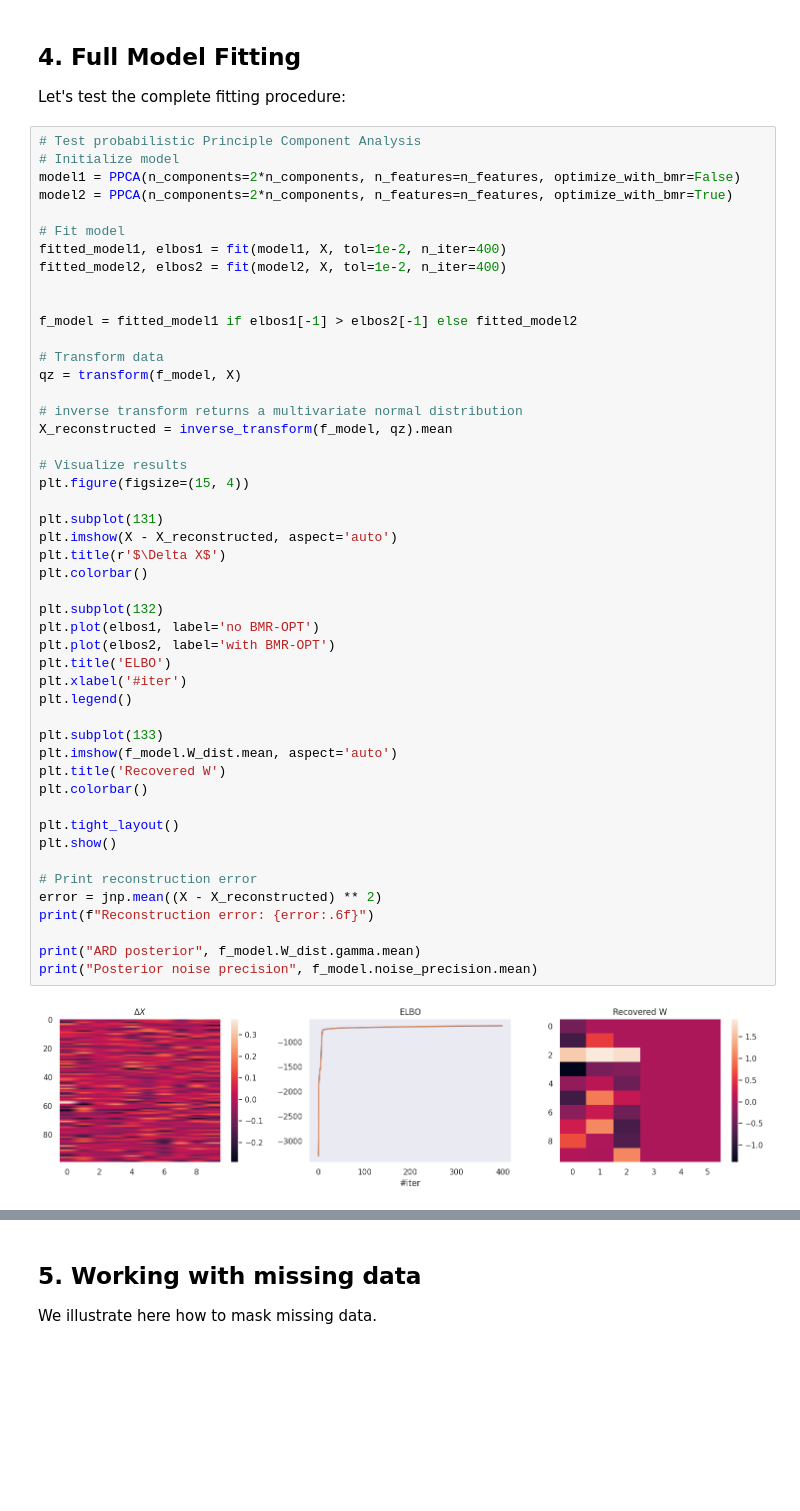
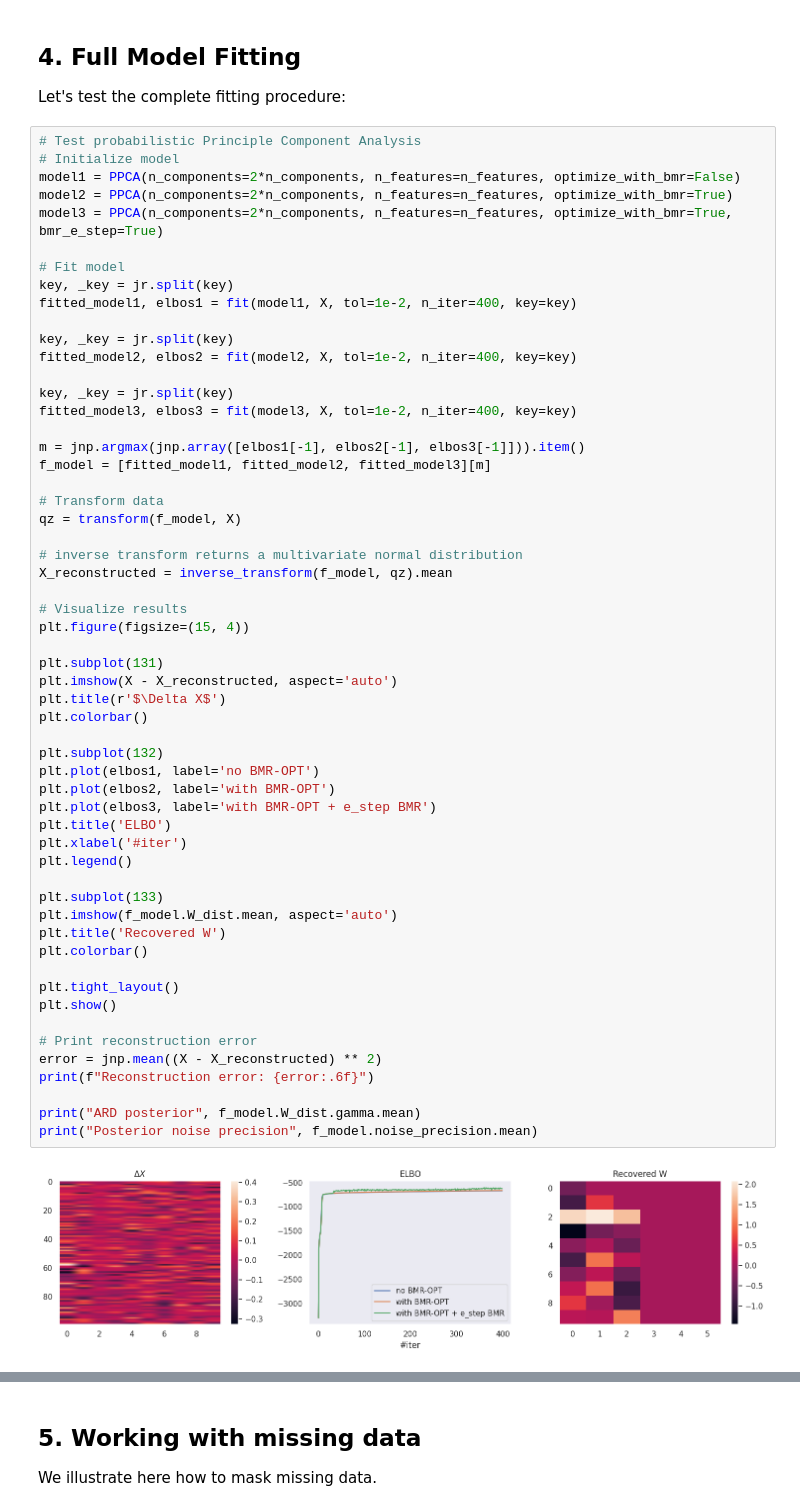
Before and after one commit to dimarkov/sppcax, a Jupyter notebook: examples/debug_factor_analysis.ipynb, the cells around one changed output, grey strips where cells are left out. Cells and saved outputs as stored; diff of their text form; blank space fills up the shorter version.

```diff
--- a/examples/debug_factor_analysis.ipynb
+++ b/examples/debug_factor_analysis.ipynb
@@ -230,13 +276,20 @@ Let's test the complete fitting procedure:
 # Initialize model
 model1 = PPCA(n_components=2*n_components, n_features=n_features, optimize_with_bmr=False)
 model2 = PPCA(n_components=2*n_components, n_features=n_features, optimize_with_bmr=True)
+model3 = PPCA(n_components=2*n_components, n_features=n_features, optimize_with_bmr=True, bmr_e_step=True)
 
 # Fit model
-fitted_model1, elbos1 = fit(model1, X, tol=1e-2, n_iter=400)
-fitted_model2, elbos2 = fit(model2, X, tol=1e-2, n_iter=400)
+key, _key = jr.split(key)
+fitted_model1, elbos1 = fit(model1, X, tol=1e-2, n_iter=400, key=key)
 
+key, _key = jr.split(key)
+fitted_model2, elbos2 = fit(model2, X, tol=1e-2, n_iter=400, key=key)
 
-f_model = fitted_model1 if elbos1[-1] > elbos2[-1] else fitted_model2
+key, _key = jr.split(key)
+fitted_model3, elbos3 = fit(model3, X, tol=1e-2, n_iter=400, key=key)
+
+m = jnp.argmax(jnp.array([elbos1[-1], elbos2[-1], elbos3[-1]])).item()
+f_model = [fitted_model1, fitted_model2, fitted_model3][m]
 
 # Transform data
 qz = transform(f_model, X)
@@ -247,31 +300,32 @@ X_reconstructed = inverse_transform(f_model, qz).mean
 # Visualize results
 plt.figure(figsize=(15, 4))
 
 plt.subplot(131)
 plt.imshow(X - X_reconstructed, aspect='auto')
 plt.title(r'$\Delta X$')
 plt.colorbar()
 
 plt.subplot(132)
 plt.plot(elbos1, label='no BMR-OPT')
 plt.plot(elbos2, label='with BMR-OPT')
+plt.plot(elbos3, label='with BMR-OPT + e_step BMR')
 plt.title('ELBO')
 plt.xlabel('#iter')
 plt.legend()
 
 plt.subplot(133)
 plt.imshow(f_model.W_dist.mean, aspect='auto')
 plt.title('Recovered W')
 plt.colorbar()
 
 plt.tight_layout()
 plt.show()
 
 # Print reconstruction error
 error = jnp.mean((X - X_reconstructed) ** 2)
 print(f"Reconstruction error: {error:.6f}")
 
 print("ARD posterior", f_model.W_dist.gamma.mean)
 print("Posterior noise precision", f_model.noise_precision.mean)
 # %% [output]
-[figure, old version]
+[figure, new version]
```
Also changed, not shown: parts of 7 cells of this notebook.
